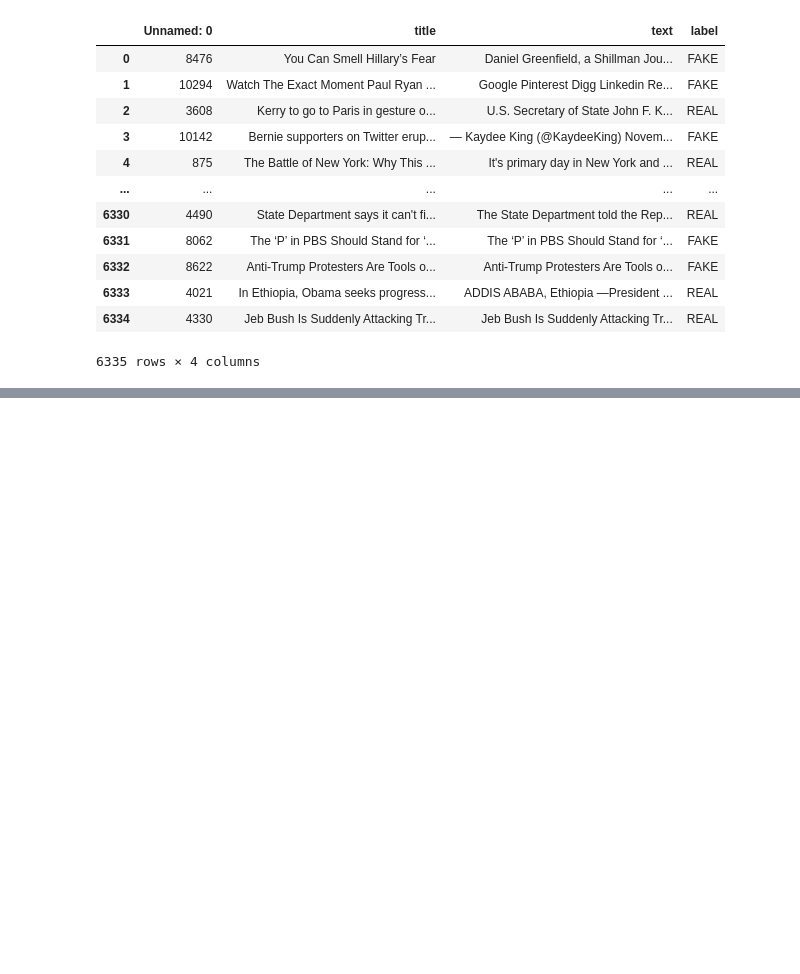
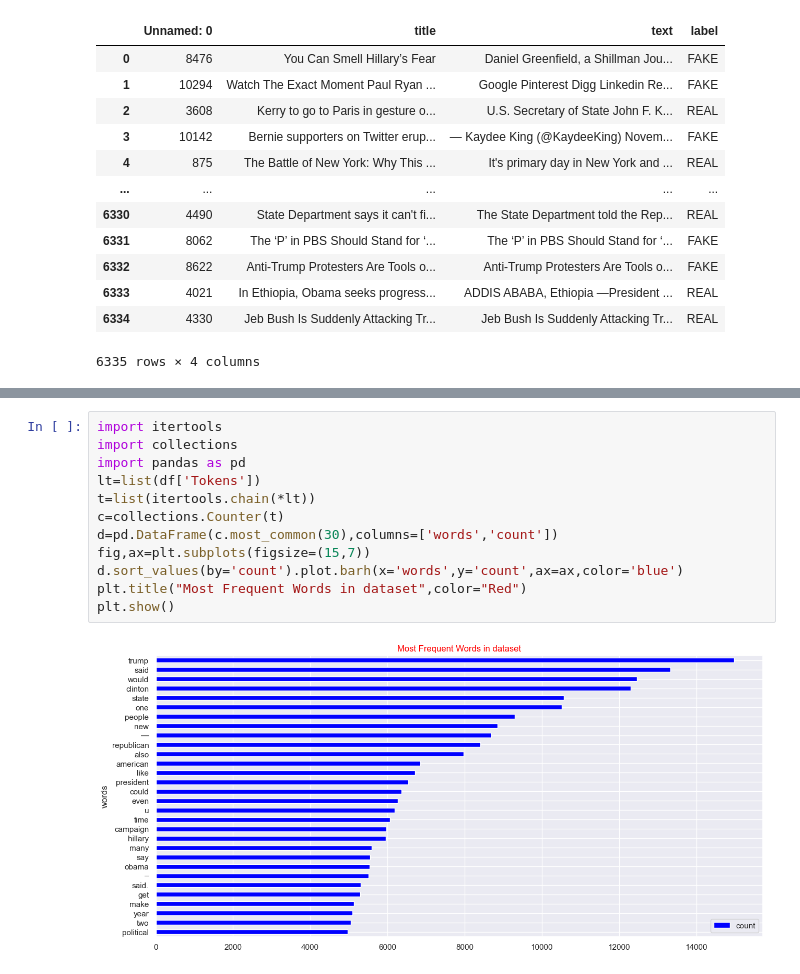
Before and after one commit to bandhavi2913/Fake-news-detection, a Jupyter notebook: Fake news detection.ipynb, the cells around one changed output, grey strips where cells are left out. Saved outputs shown, nothing was run; the diff lists cells and outputs as text; blank space fills up the shorter version.

```diff
--- a/Fake news detection.ipynb
+++ b/Fake news detection.ipynb
@@ -113,0 +276,14 @@ df.dropna()
+# %%
+import itertools
+import collections
+import pandas as pd
+lt=list(df['Tokens'])
+t=list(itertools.chain(*lt))
+c=collections.Counter(t)
+d=pd.DataFrame(c.most_common(30),columns=['words','count'])
+fig,ax=plt.subplots(figsize=(15,7))
+d.sort_values(by='count').plot.barh(x='words',y='count',ax=ax,color='blue')
+plt.title("Most Frequent Words in dataset",color="Red")
+plt.show()
+# %% [output]
+[figure, added]
```
Also changed, not shown: parts of 22 cells of this notebook.
